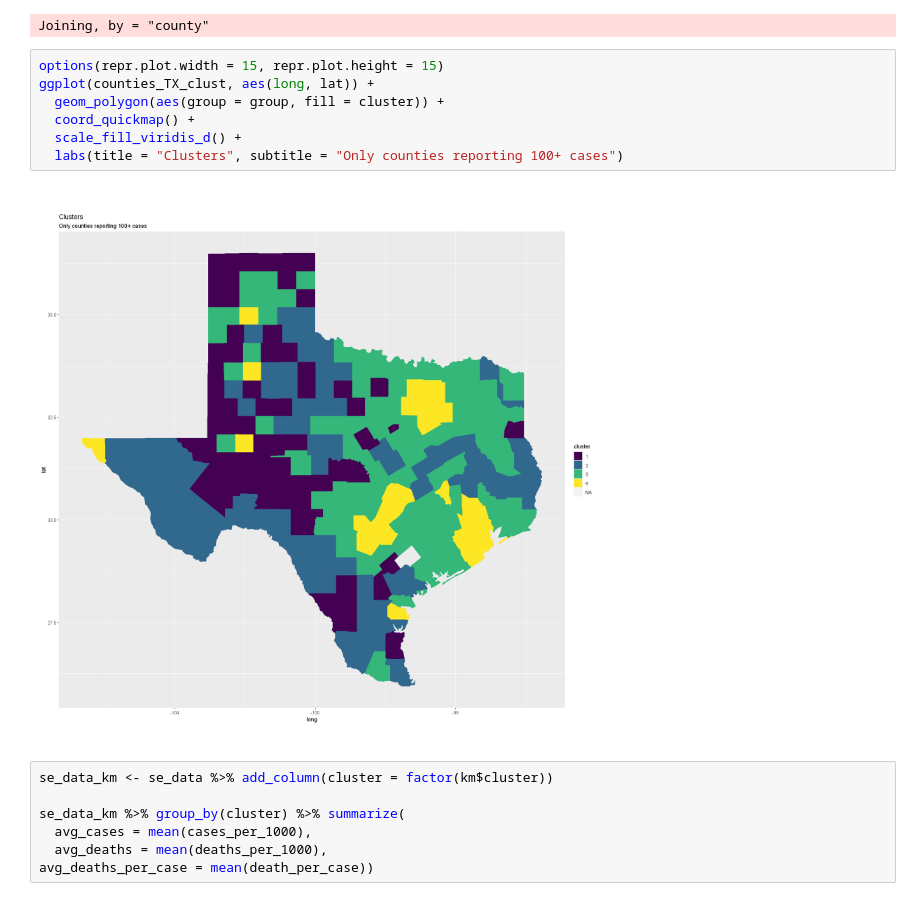
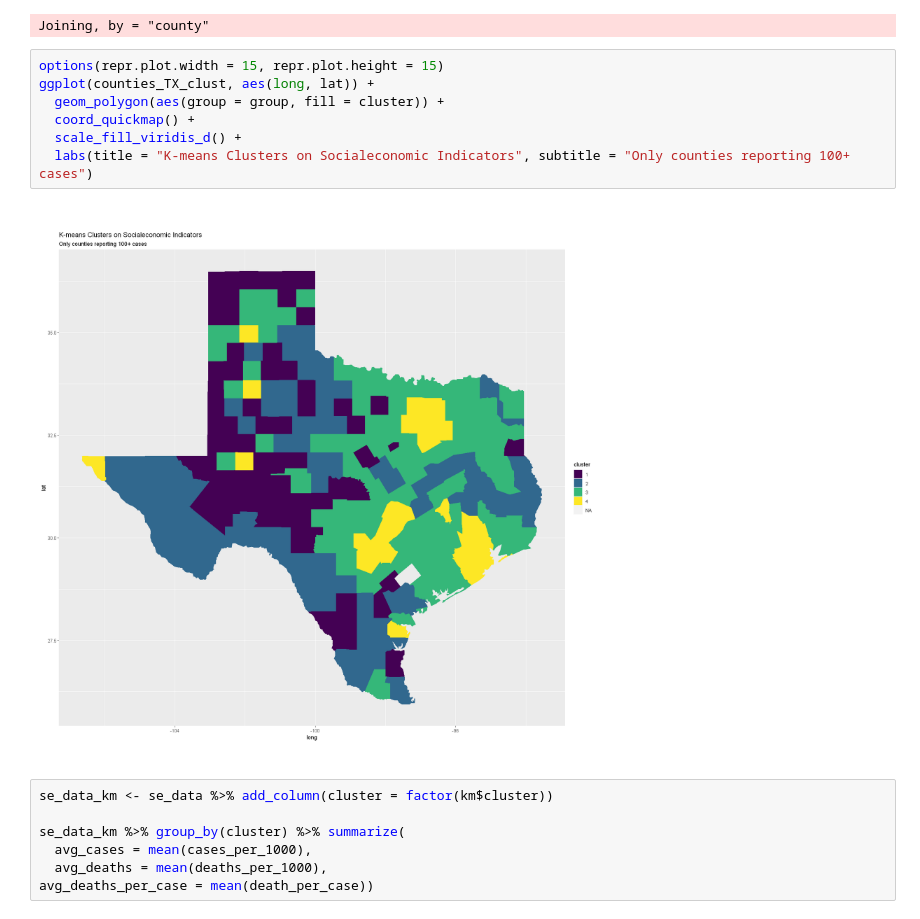
Before and after one commit to ncliu95/smu_dm_project_2, a Jupyter notebook: Project 2.ipynb, the cells around one changed output. Saved outputs shown, nothing was run; the diff lists cells and outputs as text.

```diff
--- a/Project 2.ipynb
+++ b/Project 2.ipynb
@@ -318,12 +318,12 @@ Joining, by = "county"
 # %%
 options(repr.plot.width = 15, repr.plot.height = 15)
 ggplot(counties_TX_clust, aes(long, lat)) +
   geom_polygon(aes(group = group, fill = cluster)) +
   coord_quickmap() +
   scale_fill_viridis_d() +
-  labs(title = "Clusters", subtitle = "Only counties reporting 100+ cases")
+  labs(title = "K-means Clusters on Socialeconomic Indicators", subtitle = "Only counties reporting 100+ cases")
 # %% [output]
-[figure, old version]
+[figure, new version]
 # %%
 se_data_km <- se_data %>% add_column(cluster = factor(km$cluster))
 
```
Also changed, not shown: parts of 83 cells of this notebook.
